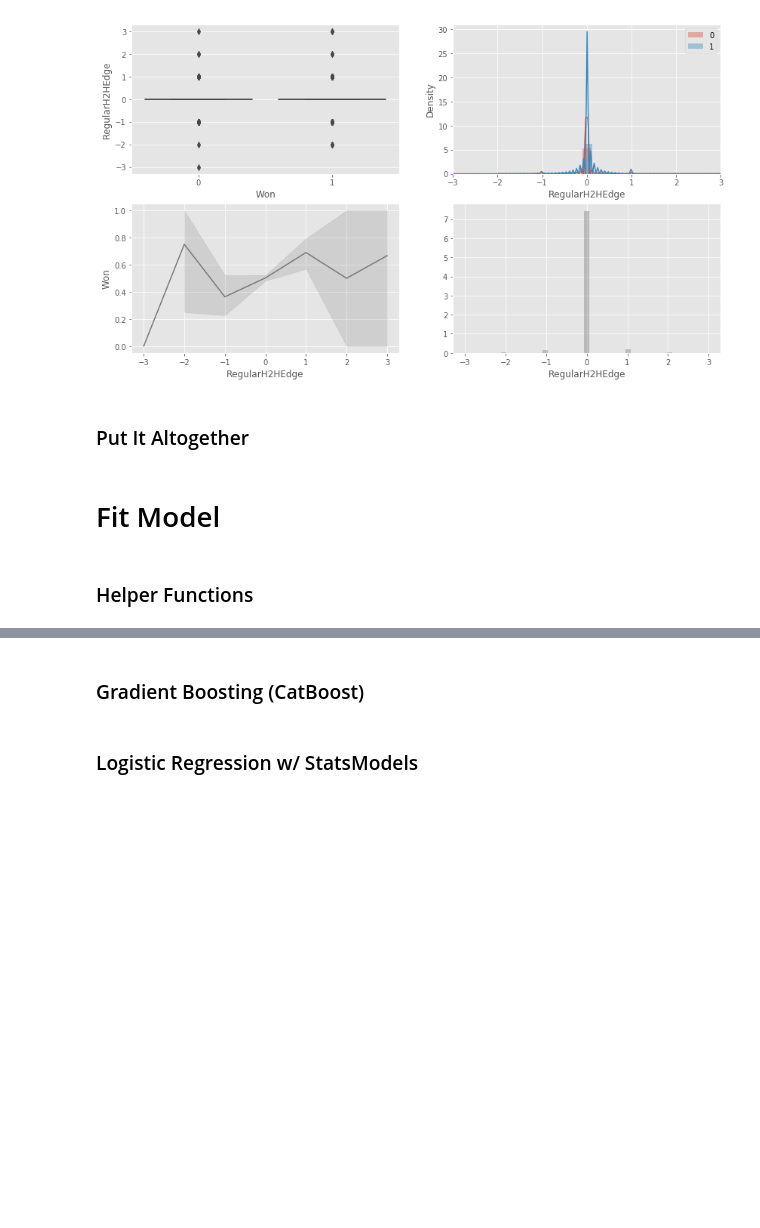
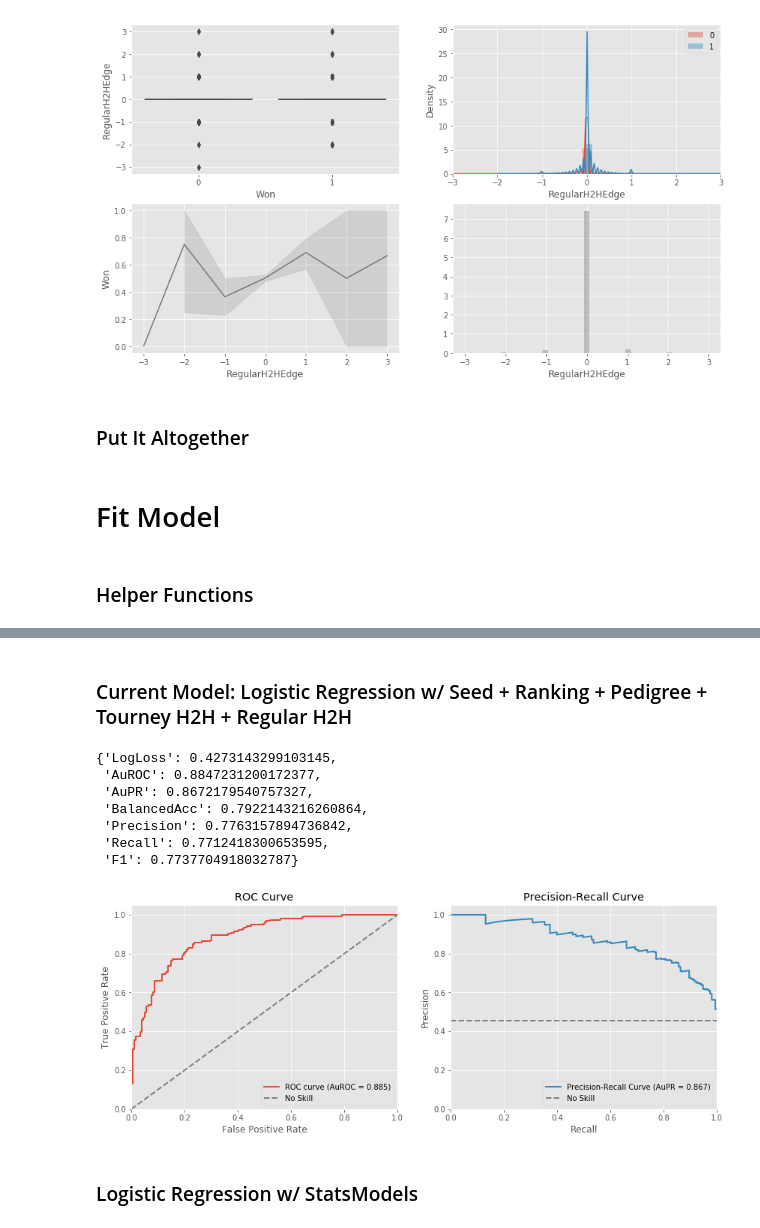
Before and after one commit to nyjgary/march-madness-2020, a Jupyter notebook: March-Madness-2020.ipynb, the cells around one changed output, grey strips where cells are left out. Saved outputs shown, nothing was run; the diff lists cells and outputs as text; code cells hidden in the pictures; blank space fills up the shorter version.

```diff
--- a/March-Madness-2020.ipynb
+++ b/March-Madness-2020.ipynb
@@ -364,7 +364,7 @@ TODO: consider switching to Boolean, or weighting more recent results more heavi
 
 Currently using `TourneyH2HEdge` as the main feature to describe head-to-head track record between two teams, measured as # of wins minus # of losses from the lower-ID team's perspective.
 # %%
-def append_tourney_head_to_head(data, tourney_results):
+def append_tourney_head_to_head(data, tourney_results, ignore_before=None):
     """ Given data w/ tourney results, append head-to-head features """
 
     # if data contains label, remove before joining
@@ -372,6 +372,9 @@ def append_tourney_head_to_head(data, tourney_results):
     if 'Won' in df.columns:
         df = df.drop('Won', axis=1)
 
+    # filter out older results
+    if ignore_before:
+        tourney_results = tourney_results[tourney_results['Season'] >= ignore_before]
     tourney_results_reformatted = reformat_results(tourney_results)
 
     # generate head-to-head metrics
@@ -467,7 +470,7 @@ def construct_dataset(seasons, train=True, ignore_before=None, input_data=DATA):
         seasons : tuple
             A tuple (season_start, season_end) specifying which seasons we want to include in our train/test sets
         ignore_before : int, default=None
-            Data from seasons prior to ignore_before will not be used to engineer features (e.g. historical win %)
+            Data from seasons prior to ignore_before will not be used to engineer Tourney H2H features
         train : boolean, default=True
             If train=True, only realized match-ups will be returned, along with their match outcomes as labels.
             If train=False, all possible match-ups will be returned, with no labels.
@@ -485,19 +488,16 @@ def construct_dataset(seasons, train=True, ignore_before=None, input_data=DATA):
     # generate matchups
     df = create_match_ups(seeds, seasons=seasons)
 
-    # discard data from older seasons
-    if ignore_before:
-        tourney_results = tourney_results[tourney_results['Season'] >= ignore_before ]
-
     # engineer and append features
     tourney_results_reformatted = reformat_results(tourney_results)
     df = append_seed_features(df, seeds)
-    df = append_tourney_head_to_head(df, tourney_results_reformatted)
     df = append_ranking_features(df, public_rankings)
-    df = append_pedigree_features(df, tourney_results_reformatted) # TODO: decouple this step to use full results
+    df = append_pedigree_features(df, tourney_results)
+    df = append_tourney_head_to_head(df, tourney_results, ignore_before)
+    df = append_regular_head_to_head(df, regular_results)
 
     if train is True:
-        df = append_labels(df, tourney_results_reformatted)
+        df = append_labels(df, tourney_results)
 
     return df
 # %% [markdown]
@@ -607,6 +616,18 @@ evaluate_predictions(lr1_preds['Won'], lr1_preds['Pred'], cls_threshold=.5, plot
+# %% [markdown]
+### Current Model: Logistic Regression w/ Seed + Ranking + Pedigree + Tourney H2H + Regular H2H
 # %%
-lr2_features = ['SeedDiff','RankDiffMAX']
+# check no target leakage in PedigreeDiff
+lr2_features = ['SeedDiff','RankDiffMAX', 'PedigreeDiff', 'TourneyH2HEdge', 'RegularH2HEdge']
 lr2 = LogisticRegression()
 lr2_models = iterative_train(lr2, seasons_to_predict, train_data, lr2_features, season_to_start)
 lr2_preds = iterative_predict(lr2_models, seasons_to_predict, train_data, lr2_features, season_to_start)
 evaluate_predictions(lr2_preds['Won'], lr2_preds['Pred'], cls_threshold=.5, plot=True)
+# %% [output]
+{'LogLoss': 0.4273143299103145,
+ 'AuROC': 0.8847231200172377,
+ 'AuPR': 0.8672179540757327,
+ 'BalancedAcc': 0.7922143216260864,
+ 'Precision': 0.7763157894736842,
+ 'Recall': 0.7712418300653595,
+ 'F1': 0.7737704918032787}
+[figure, added]
@@ -619,2 +633,0 @@ evaluate_predictions(lr3_preds['Won'], lr3_preds['Pred'], cls_threshold=.5, plot
-# %% [markdown]
-### Gradient Boosting (CatBoost)
```
Also changed, not shown: parts of 9 cells of this notebook.
